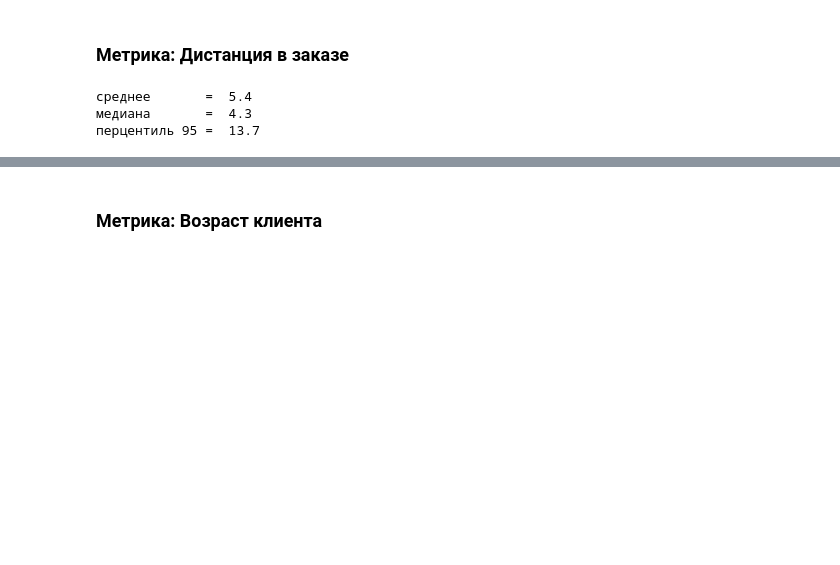
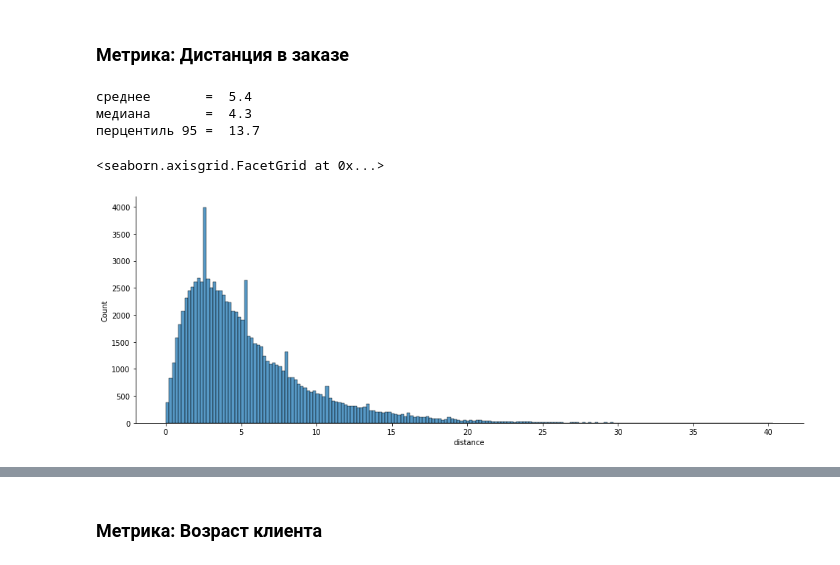
Before and after one commit to aleks-96/3-metrics-for-taxi, a Jupyter notebook: 3_metrics.ipynb, the cells around one changed output, grey strips where cells are left out. Saved outputs shown, nothing was run; the diff lists cells and outputs as text; code cells hidden in the pictures; blank space fills up the shorter version.

```diff
--- a/3_metrics.ipynb
+++ b/3_metrics.ipynb
@@ -37,4 +37,9 @@ print('перцентиль 95 = ', df['distance'].quantile(0.95))
 среднее       =  5.4
 медиана       =  4.3
 перцентиль 95 =  13.7
+# %%
+sns.displot(df['distance'], aspect=19/7)
+# %% [output]
+<seaborn.axisgrid.FacetGrid at 0x...>
+[figure, added]
 # %%
```
Also changed, not shown: parts of 8 cells of this notebook.
